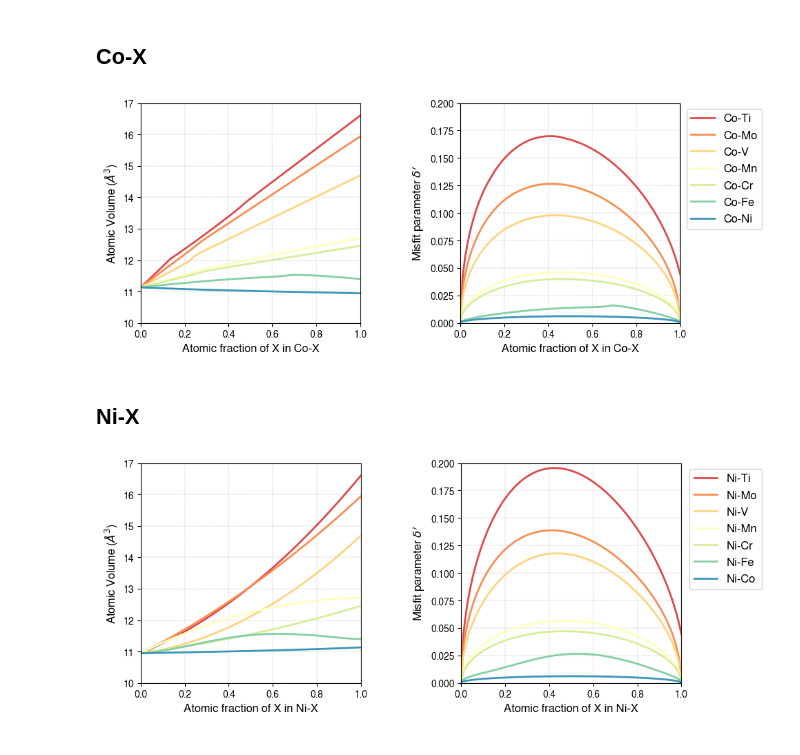
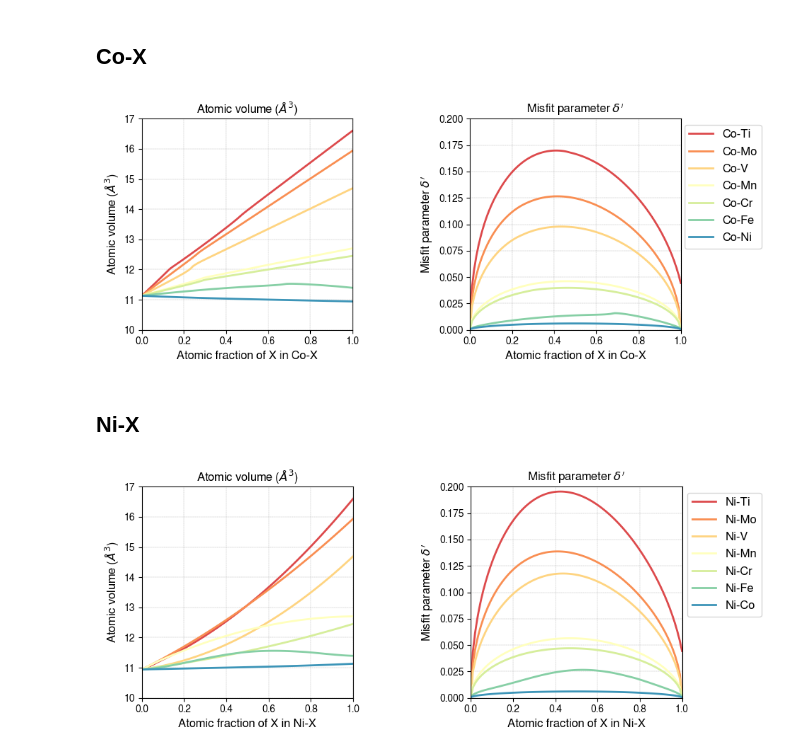
Before and after one commit to YXWU2014/CCA_representation_ML, a Jupyter notebook: 01_Dataset_Cleaned/tc_MolarVolume.ipynb, the cells around one changed output. Drawn from its saved outputs; the diff is of its cells as text; code cells hidden in the pictures.

```diff
--- a/01_Dataset_Cleaned/tc_MolarVolume.ipynb
+++ b/01_Dataset_Cleaned/tc_MolarVolume.ipynb
@@ -213,35 +213,36 @@ colors = sns.color_palette('Spectral', n_colors=len(elements_list_Co_all))
 common_grid_settings = {'which': 'both',
                         'linestyle': '--', 'linewidth': 0.2, 'color': 'grey'}
 common_plot_settings = {'linewidth': 2}
 
 for i, (element_a, element_b) in enumerate(elements_list_Co_all):
     label = f"{element_a}-{element_b}"
     axs[0].plot(X_ele_B, VA_FCC_L12_list_Co[i], label=label,
                 color=colors[i], **common_plot_settings)
     axs[1].plot(X_ele_B, delta_prime_misfit_list_Co[i],
                 label=label, color=colors[i], **common_plot_settings)
     axs[0].set_ylim([10, 17])
     axs[1].set_ylim([0, 0.2])
 
-    for ax, y_label, font_size in zip(axs, [r'Atomic Volume ($\AA^3$)', r'Misfit parameter $\delta^\prime$'], [12, 12]):
+    for ax, y_label, font_size in zip(axs, [r'Atomic volume ($\AA^3$)', r'Misfit parameter $\delta^\prime$'], [12, 12]):
         ax.grid(**common_grid_settings)
         ax.set_xlabel(r'Atomic fraction of X in Co-X', fontsize=font_size)
         ax.set_ylabel(y_label, fontsize=font_size)
+        ax.set_title(y_label, fontsize=font_size)
         ax.set_box_aspect(1)
         ax.set_xlim([0, 1])
 
 
 axs[1].legend(loc='upper center', bbox_to_anchor=(1.2, 1), fontsize=12)
 
 plt.tight_layout()
 plt.subplots_adjust(right=0.8)
 
 plt_output_fname = "misfit_Co-X.pdf"
 plt.savefig(os.path.join(current_directory, plt_output_fname),
             format='pdf', bbox_inches='tight')
 plt.show()
 # %% [output]
-[figure, old version]
+[figure, new version]
 # %% [markdown]
 ## Ni-X
 # %%
@@ -256,10 +257,11 @@ for i, (element_a, element_b) in enumerate(elements_list_Ni_all):
     axs[0].set_ylim([10, 17])
     axs[1].set_ylim([0, 0.2])
 
-    for ax, y_label, font_size in zip(axs, [r'Atomic Volume ($\AA^3$)', r'Misfit parameter $\delta^\prime$'], [12, 12]):
+    for ax, y_label, font_size in zip(axs, [r'Atomic volume ($\AA^3$)', r'Misfit parameter $\delta^\prime$'], [12, 12]):
         ax.grid(**common_grid_settings)
         ax.set_xlabel(r'Atomic fraction of X in Ni-X', fontsize=font_size)
         ax.set_ylabel(y_label, fontsize=font_size)
+        ax.set_title(y_label, fontsize=font_size)
         ax.set_box_aspect(1)
         ax.set_xlim([0, 1])
 
@@ -273,4 +275,4 @@ plt.savefig(os.path.join(current_directory, plt_output_fname),
             format='pdf', bbox_inches='tight')
 plt.show()
 # %% [output]
-[figure, old version]
+[figure, new version]
```
Also changed, not shown: parts of 2 cells of this notebook, 18 other files.
